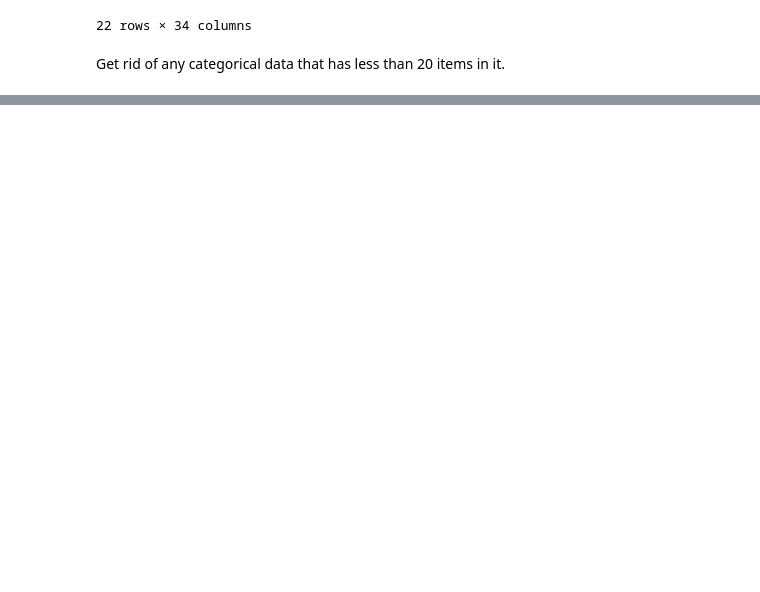
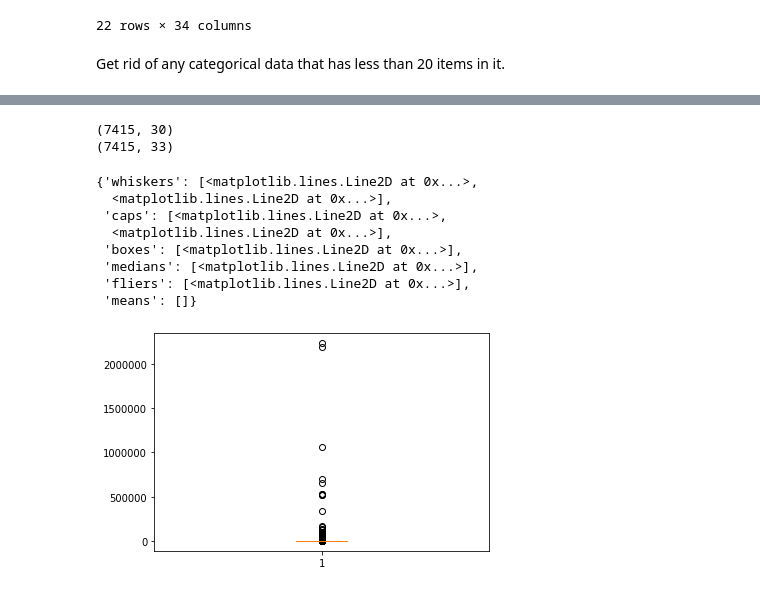
Before and after one commit to peterschnatz/BritePrice, a Jupyter notebook: RightPrice_EDA.ipynb, the cells around one changed output, grey strips where cells are left out. Cells and saved outputs as stored; diff of their text form; code cells hidden in the pictures; blank space fills up the shorter version.

Commit message:
Make initial cleaned df for training. Create event_df_cleaned.csv

```diff
--- a/RightPrice_EDA.ipynb
+++ b/RightPrice_EDA.ipynb
@@ -282,7 +282,7 @@ categorical_series
 # %% [markdown]
 Get rid of any categorical data that has less than 20 items in it.
 # %%
-event_df = event_df.drop(['city','postal_code'],axis=1)
+event_df = event_df.drop(['city','postal_code','is_series','is_series_parent','listed'],axis=1)
 # %%
 categorical_cols = ['category_id', 'country', 'currency',
        'donation_0', 'format_id', 'free_0',
@@ -324,0 +348,5 @@ waitlist_available
+# %%
+event_df.start_local_dt = event_df.start_local_dt.dt.tz_localize(None)
+event_df.end_local_dt = event_df.end_local_dt.dt.tz_localize(None)
+event_df.published_dt = event_df.published_dt.dt.tz_localize(None)
+event_df.created_dt = event_df.created_dt.dt.tz_localize(None)
@@ -324,0 +368,21 @@ waitlist_available
+# %%
+print(event_df.shape)
+event_df['created_to_publish'] = (event_df.published_dt - event_df.created_dt).astype('timedelta64[m]')
+event_df['publish_to_start'] = (event_df.start_local_dt - event_df.published_dt).astype('timedelta64[m]')
+event_df['start_to_end'] = (event_df.end_local_dt - event_df.start_local_dt).astype('timedelta64[m]')
+print(event_df.shape)
+# %% [output]
+(7415, 30)
+(7415, 33)
+# %%
+plt.boxplot(event_df['start_to_end'])
+# %% [output]
+{'whiskers': [<matplotlib.lines.Line2D at 0x...>,
+  <matplotlib.lines.Line2D at 0x...>],
+ 'caps': [<matplotlib.lines.Line2D at 0x...>,
+  <matplotlib.lines.Line2D at 0x...>],
+ 'boxes': [<matplotlib.lines.Line2D at 0x...>],
+ 'medians': [<matplotlib.lines.Line2D at 0x...>],
+ 'fliers': [<matplotlib.lines.Line2D at 0x...>],
+ 'means': []}
+[figure, added]
```
Also changed, not shown: parts of 16 cells of this notebook, 1 other file.
